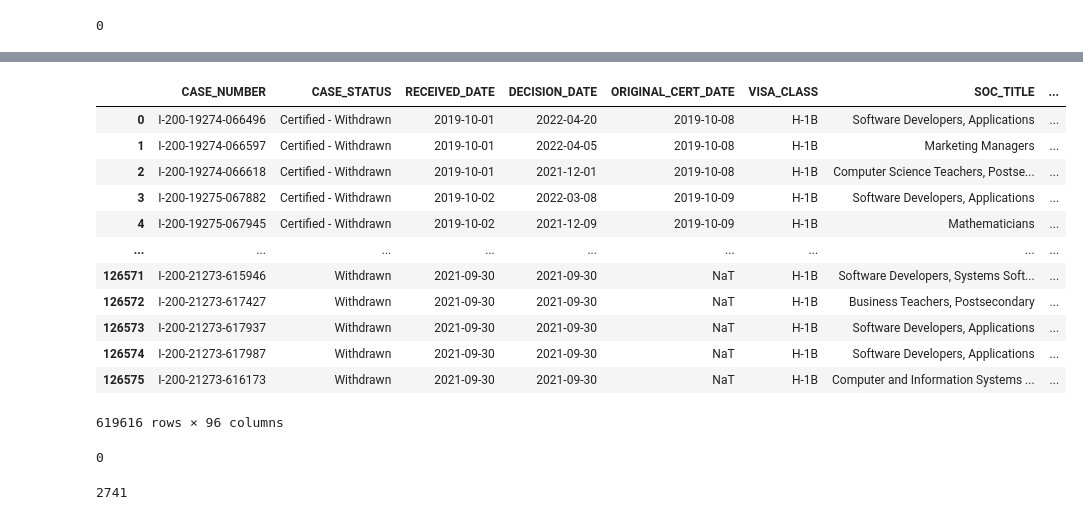
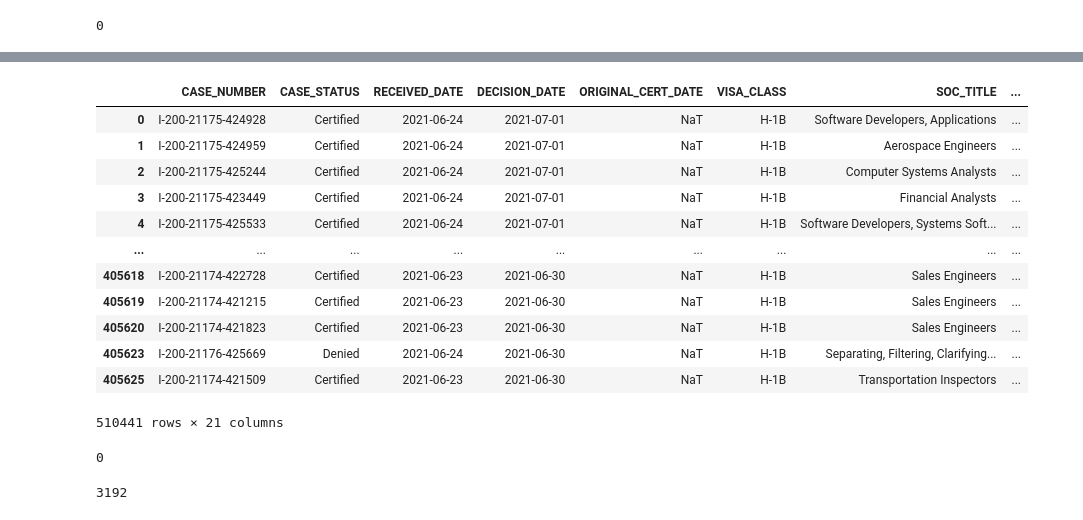
Before and after one commit to JohnBroberg/H1B_LCA, a Jupyter notebook: H1B_LCA.ipynb, the cells around one changed output, grey strips where cells are left out. Saved outputs shown, nothing was run; the diff lists cells and outputs as text; code cells hidden in the pictures.

Commit message:
concat fy21q4 with fy21q3

```diff
--- a/H1B_LCA.ipynb
+++ b/H1B_LCA.ipynb
@@ -21,9 +21,14 @@ lca_cols = ['CASE_NUMBER','CASE_STATUS', 'RECEIVED_DATE', 'DECISION_DATE', 'ORIG
            , 'TOTAL_WORKER_POSITIONS', 'EMPLOYER_NAME', 'NAICS_CODE', 'WORKSITE_WORKERS'
            , 'SECONDARY_ENTITY', 'SECONDARY_ENTITY_BUSINESS_NAME', 'WORKSITE_STATE'
            , 'WAGE_RATE_OF_PAY_FROM', 'WAGE_RATE_OF_PAY_TO', 'WAGE_UNIT_OF_PAY'
-           , 'PREVAILING_WAGE', 'PW_UNIT_OF_PAY', 'PW_TRACKING_NUMBER', 'PW_WAGE_LEVEL']
+           , 'PREVAILING_WAGE', 'PW_UNIT_OF_PAY', 'PW_WAGE_LEVEL']
 #           , 'PW_OES_YEAR', 'PW_OTHER_SOURCE', 'PW_OTHER_YEAR', 'PW_SURVEY_PUBLISHER', 'PW_SURVEY_NAME']
 
-df = pd.read_excel("https://www.dol.gov/sites/dolgov/files/ETA/oflc/pdfs/LCA_Disclosure_Data_FY2022_Q3.xlsx"
+df22 = pd.read_excel("https://www.dol.gov/sites/dolgov/files/ETA/oflc/pdfs/LCA_Disclosure_Data_FY2022_Q3.xlsx"
                   , usecols = lca_cols)
 #                  , index_col = None)
+
+df22 = df22[(df22['VISA_CLASS']=='H-1B') & \
+        (df22['FULL_TIME_POSITION']=='Y')]
+
+df22
@@ -104,6 +89,11 @@ len(df['CASE_NUMBER'])-len(df['CASE_NUMBER'].drop_duplicates())
 # %%
 
 
-df21 = pd.read_excel("https://www.dol.gov/sites/dolgov/files/ETA/oflc/pdfs/LCA_Disclosure_Data_FY2021_Q4.xlsx")
-df21
+df21q4 = pd.read_excel("https://www.dol.gov/sites/dolgov/files/ETA/oflc/pdfs/LCA_Disclosure_Data_FY2021_Q4.xlsx"
+                      , usecols = lca_cols)
+
+df21q4 = df21q4[(df21q4['VISA_CLASS']=='H-1B') & \
+        (df21q4['FULL_TIME_POSITION']=='Y')]
+
+df21q4
 # %% [output]
@@ -122,0 +121,10 @@ df21
+# %%
+
+
+df21q3 = pd.read_excel("https://www.dol.gov/sites/dolgov/files/ETA/oflc/pdfs/LCA_Disclosure_Data_FY2021_Q3.xlsx"
+                      , usecols = lca_cols)
+
+df21q3 = df21q3[(df21q3['VISA_CLASS']=='H-1B') & \
+        (df21q3['FULL_TIME_POSITION']=='Y')]
+
+df21q3
@@ -123,18 +153,18 @@ df21
 # %%
-df_concat = pd.concat([df, df21])
-df_concat
+df21 = pd.concat([df21q4, df21q3])
+df21
 # %% [output]
 |  | CASE_NUMBER | CASE_STATUS | RECEIVED_DATE | DECISION_DATE | ORIGINAL_CERT_DATE | VISA_CLASS | SOC_TITLE | ... |
-| 0 | I-200-19274-066496 | Certified - Withdrawn | 2019-10-01 | 2022-04-20 | 2019-10-08 | H-1B | Software Developers, Applications | ... |
-| 1 | I-200-19274-066597 | Certified - Withdrawn | 2019-10-01 | 2022-04-05 | 2019-10-08 | H-1B | Marketing Managers | ... |
-| 2 | I-200-19274-066618 | Certified - Withdrawn | 2019-10-01 | 2021-12-01 | 2019-10-08 | H-1B | Computer Science Teachers, Postse... | ... |
-| 3 | I-200-19275-067882 | Certified - Withdrawn | 2019-10-02 | 2022-03-08 | 2019-10-09 | H-1B | Software Developers, Applications | ... |
-| 4 | I-200-19275-067945 | Certified - Withdrawn | 2019-10-02 | 2021-12-09 | 2019-10-09 | H-1B | Mathematicians | ... |
+| 0 | I-200-21175-424928 | Certified | 2021-06-24 | 2021-07-01 | NaT | H-1B | Software Developers, Applications | ... |
+| 1 | I-200-21175-424959 | Certified | 2021-06-24 | 2021-07-01 | NaT | H-1B | Aerospace Engineers | ... |
+| 2 | I-200-21175-425244 | Certified | 2021-06-24 | 2021-07-01 | NaT | H-1B | Computer Systems Analysts | ... |
+| 3 | I-200-21175-423449 | Certified | 2021-06-24 | 2021-07-01 | NaT | H-1B | Financial Analysts | ... |
+| 4 | I-200-21175-425533 | Certified | 2021-06-24 | 2021-07-01 | NaT | H-1B | Software Developers, Systems Soft... | ... |
 | ... | ... | ... | ... | ... | ... | ... | ... | ... |
-| 126571 | I-200-21273-615946 | Withdrawn | 2021-09-30 | 2021-09-30 | NaT | H-1B | Software Developers, Systems Soft... | ... |
-| 126572 | I-200-21273-617427 | Withdrawn | 2021-09-30 | 2021-09-30 | NaT | H-1B | Business Teachers, Postsecondary | ... |
-| 126573 | I-200-21273-617937 | Withdrawn | 2021-09-30 | 2021-09-30 | NaT | H-1B | Software Developers, Applications | ... |
-| 126574 | I-200-21273-617987 | Withdrawn | 2021-09-30 | 2021-09-30 | NaT | H-1B | Software Developers, Applications | ... |
-| 126575 | I-200-21273-616173 | Withdrawn | 2021-09-30 | 2021-09-30 | NaT | H-1B | Computer and Information Systems ... | ... |
+| 405618 | I-200-21174-422728 | Certified | 2021-06-23 | 2021-06-30 | NaT | H-1B | Sales Engineers | ... |
+| 405619 | I-200-21174-421215 | Certified | 2021-06-23 | 2021-06-30 | NaT | H-1B | Sales Engineers | ... |
+| 405620 | I-200-21174-421823 | Certified | 2021-06-23 | 2021-06-30 | NaT | H-1B | Sales Engineers | ... |
+| 405623 | I-200-21176-425669 | Denied | 2021-06-24 | 2021-06-30 | NaT | H-1B | Separating, Filtering, Clarifying... | ... |
+| 405625 | I-200-21174-421509 | Certified | 2021-06-23 | 2021-06-30 | NaT | H-1B | Transportation Inspectors | ... |
-619616 rows × 96 columns
+510441 rows × 21 columns
 # %%
@@ -142,7 +172,7 @@ len(df_concat)-len(df_concat.drop_duplicates())
 # %% [output]
 0
 # %%
-len(df_concat['CASE_NUMBER'])-len(df_concat['CASE_NUMBER'].drop_duplicates())
+len(df21['CASE_NUMBER'])-len(df21['CASE_NUMBER'].drop_duplicates())
 # %% [output]
-2741
+3192
 # %%
```
Also changed, not shown: parts of 22 cells of this notebook.
